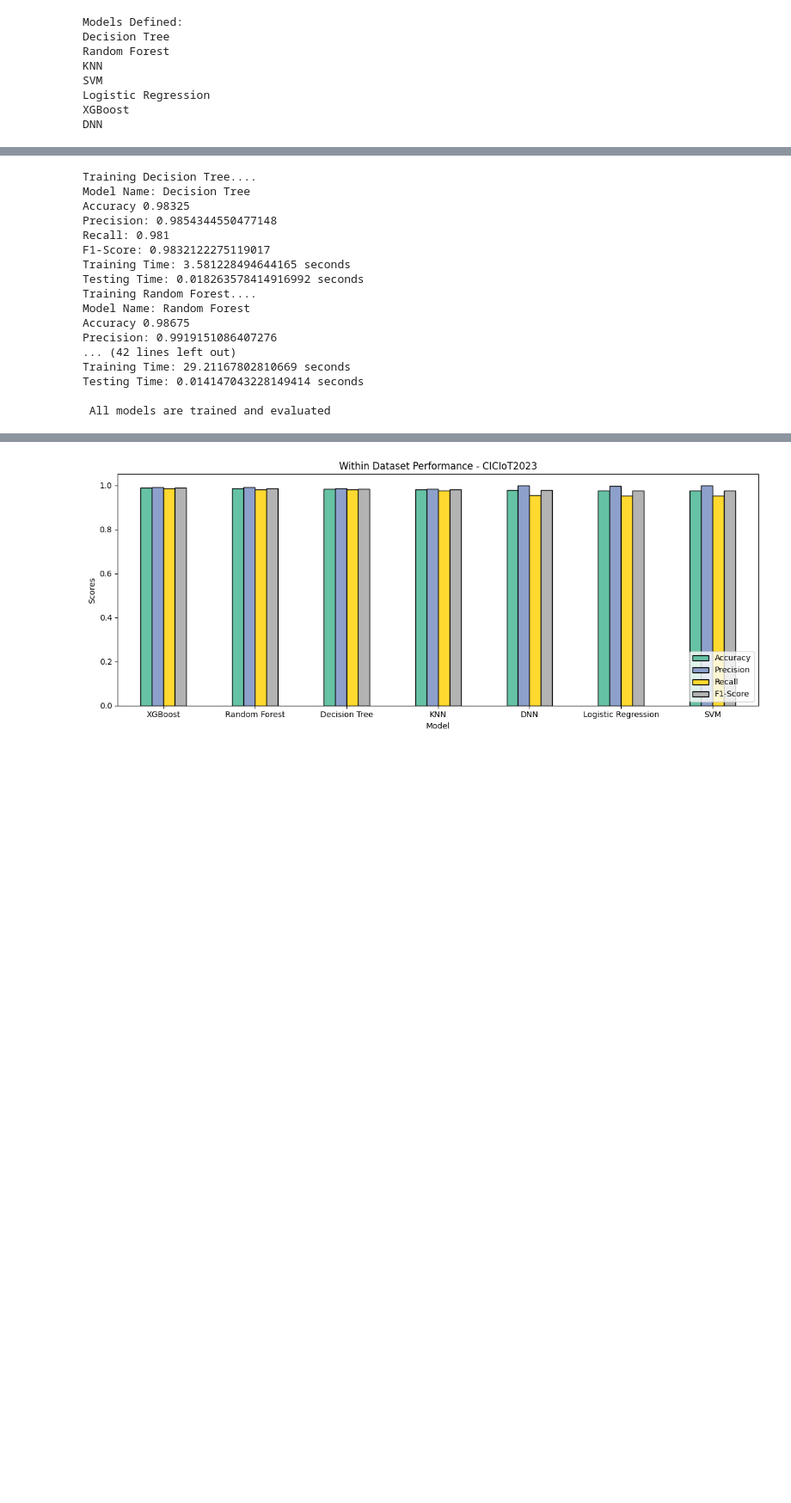
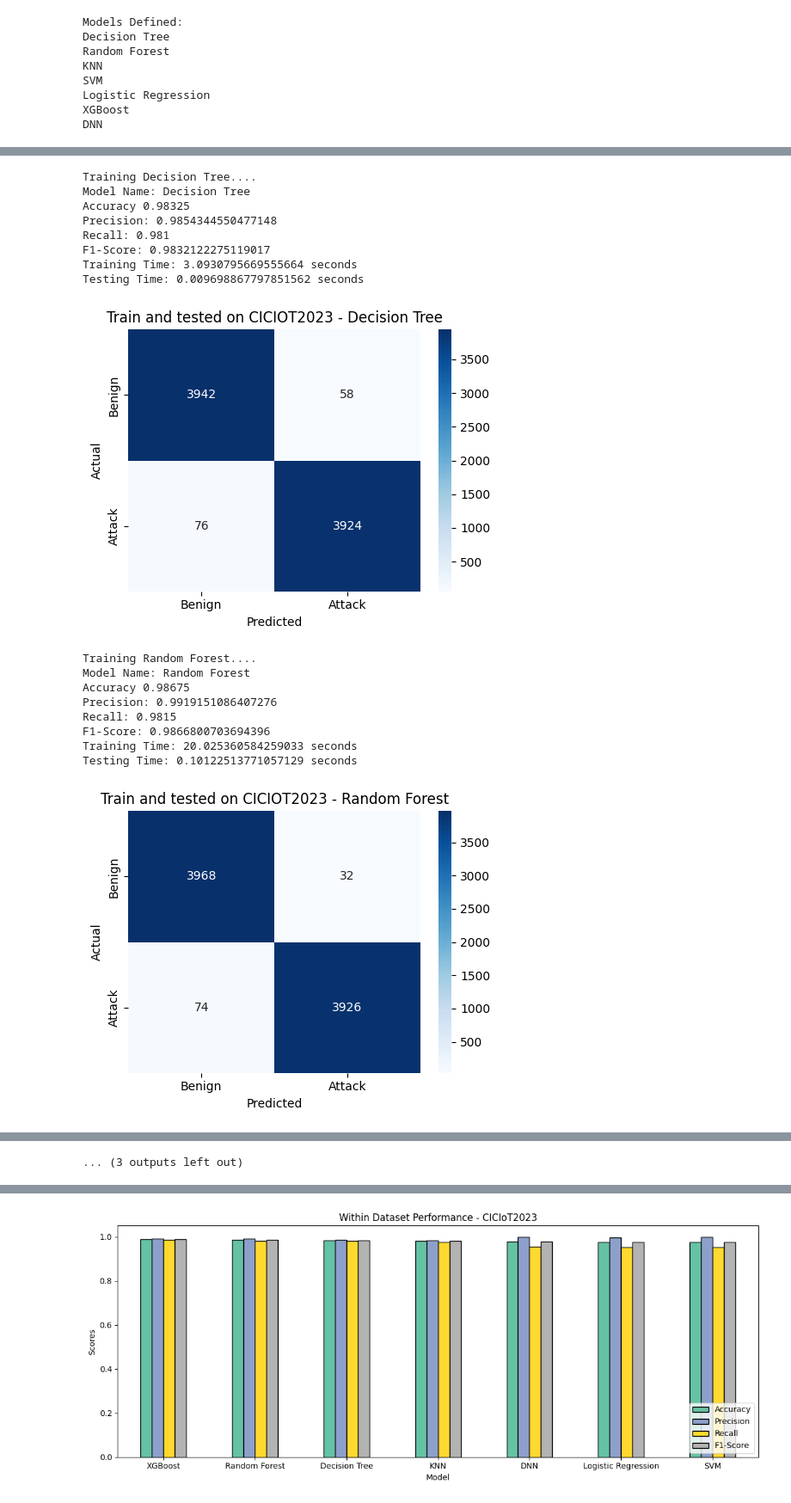
Before and after one commit to Narasimha-N/comparative_analysis_arp_spoofing, a Jupyter notebook: Kitsune Feature Extraction/Data Preprocessing/CICIoT2023 Dataset/CICIoT2023_Train_test_models.ipynb, the cells around one changed output, grey strips where cells are left out. Shown at 86% size. Drawn from its saved outputs; the diff is of its cells as text; code cells hidden in the pictures; blank space fills up the shorter version.

```diff
--- a/Kitsune Feature Extraction/Data Preprocessing/CICIoT2023 Dataset/CICIoT2023_Train_test_models.ipynb
+++ b/Kitsune Feature Extraction/Data Preprocessing/CICIoT2023 Dataset/CICIoT2023_Train_test_models.ipynb
@@ -236,7 +243,7 @@ Cross Validating KNN....
 Logistic Regression      0.9691     0.0021     0.9664     0.9724
 # %%
 #Train and evaluate all models
-import time
+
 results=[]
 
 for model_name, model in models.items():
@@ -260,41 +267,58 @@ for model_name, model in models.items():
     recall=recall_score(y_test, y_pred)
     f1=f1_score(y_test, y_pred)
 
     #Storing results
     results.append({
          'Model': model_name,
          'Accuracy': round(accuracy,4),
          'Precision': round(precision,4),
          'Recall': round(recall,4),
          'F1-Score': round(f1,4),
          'Training Time (S)': training_time,
          'Testing Time (S)': testing_time
      })
     print(f"Model Name: {model_name}")
     print(f"Accuracy {accuracy}")
     print(f"Precision: {precision}")
     print(f"Recall: {recall}")
     print(f"F1-Score: {f1}")
     print(f"Training Time: {training_time} seconds")
     print(f"Testing Time: {testing_time} seconds")
 
+    #plot confusion matrix,
+    cm=confusion_matrix(y_test, y_pred)
+    fig,ax=plt.subplots(figsize=(5,4))
+    sbn.heatmap(
+    cm, annot=True, fmt='d',cmap='Blues',
+    xticklabels=['Benign', 'Attack'],
+    yticklabels=['Benign', 'Attack'],
+    ax=ax
+    )
+    ax.set_xlabel('Predicted')
+    ax.set_ylabel('Actual')
+    ax.set_title(f"Train and tested on CICIOT2023 - {model_name}")
+    plt.tight_layout()
+    plt.show()
+    plt.close()
+
 
 print("\n All models are trained and evaluated")
 # %% [output]
 Training Decision Tree....
 Model Name: Decision Tree
 Accuracy 0.98325
 Precision: 0.9854344550477148
 Recall: 0.981
 F1-Score: 0.9832122275119017
-Training Time: 3.581228494644165 seconds
-Testing Time: 0.018263578414916992 seconds
-Training Random Forest....
-Model Name: Random Forest
-Accuracy 0.98675
-Precision: 0.9919151086407276
-... (42 lines left out)
-Training Time: 29.21167802810669 seconds
-Testing Time: 0.014147043228149414 seconds
-
- All models are trained and evaluated
+Training Time: 3.0930795669555664 seconds
+Testing Time: 0.009698867797851562 seconds
+[figure, added]
+Training Random Forest....
+Model Name: Random Forest
+Accuracy 0.98675
+Precision: 0.9919151086407276
+Recall: 0.9815
+F1-Score: 0.9866800703694396
+Training Time: 20.025360584259033 seconds
+Testing Time: 0.10122513771057129 seconds
+[figure, added]
@@ -301,3 +361,4 @@ Testing Time: 0.014147043228149414 seconds
+... (3 outputs left out)
 # %%
 results_df=pd.DataFrame(results)
 
```
Also changed, not shown: parts of 10 cells of this notebook, 2 other files.
